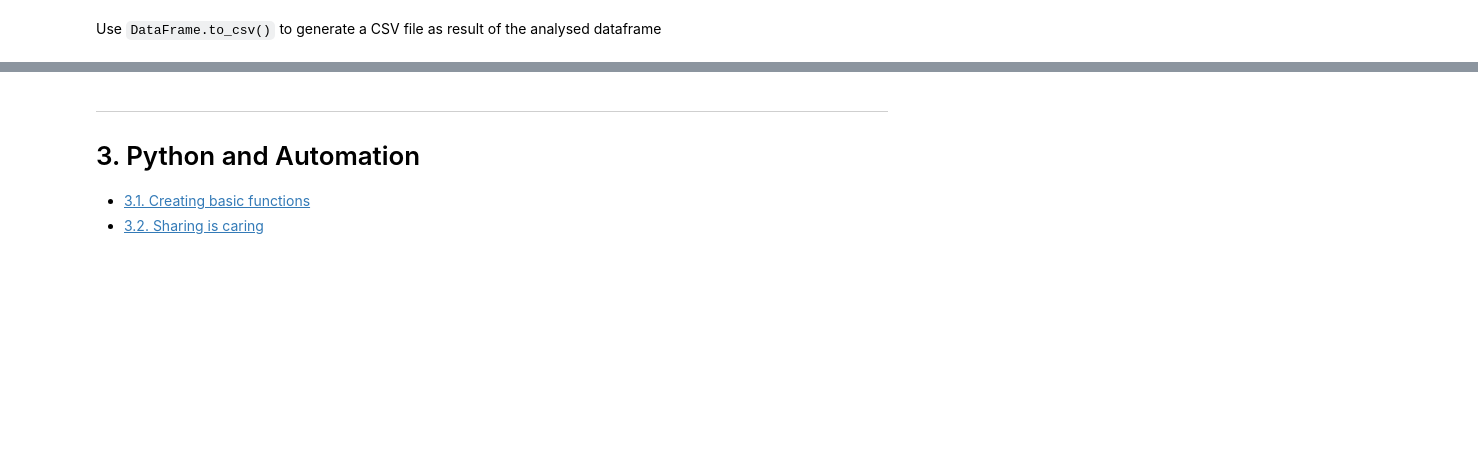
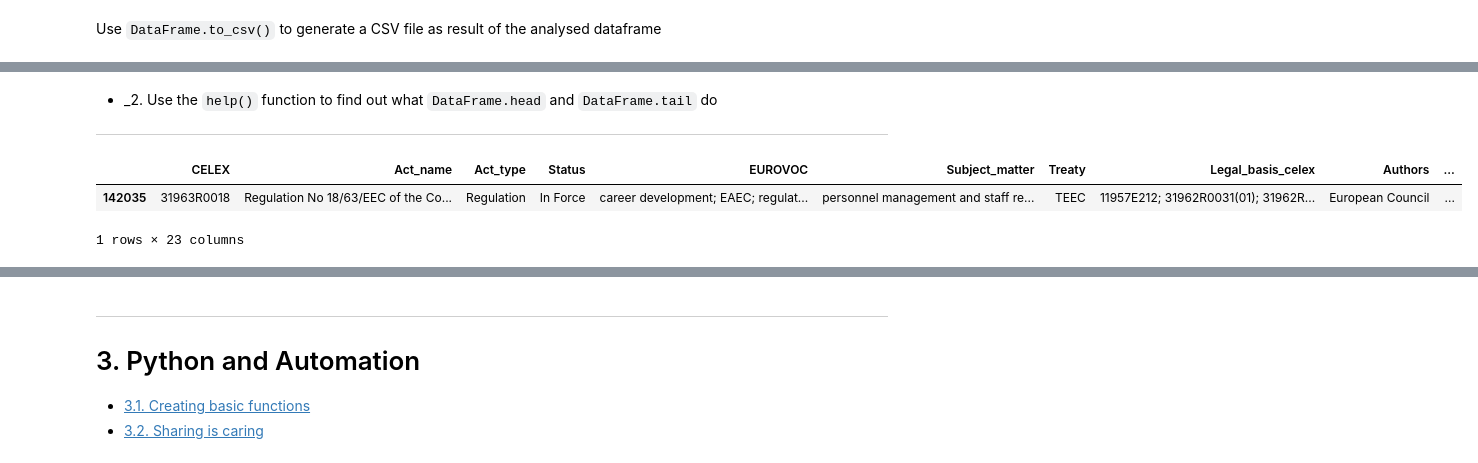
Before and after one commit to MaastrichtU-Library/introduction-to-reproducibility-with-python, a Jupyter notebook: notebooks/all-notebooks.ipynb, the cells around one changed output, grey strips where cells are left out. Drawn from its saved outputs; the diff is of its cells as text; code cells hidden in the pictures; blank space fills up the shorter version.

```diff
--- a/notebooks/all-notebooks.ipynb
+++ b/notebooks/all-notebooks.ipynb
@@ -740,0 +809,10 @@ ___
+# %% [markdown]
++ _2.  Use the `help()` function to find out what `DataFrame.head` and `DataFrame.tail` do
+
+---
+# %%
+eurlex_table.tail(1)
+# %% [output]
+|  | CELEX | Act_name | Act_type | Status | EUROVOC | Subject_matter | Treaty | Legal_basis_celex | Authors | ... |
+| 142035 | 31963R0018 | Regulation No 18/63/EEC of the Co... | Regulation | In Force | career development; EAEC; regulat... | personnel management and staff re... | TEEC | 11957E212; 31962R0031(01); 31962R... | European Council | ... |
+1 rows × 23 columns
```
Also changed, not shown: parts of 87 cells of this notebook, 5 other files.
